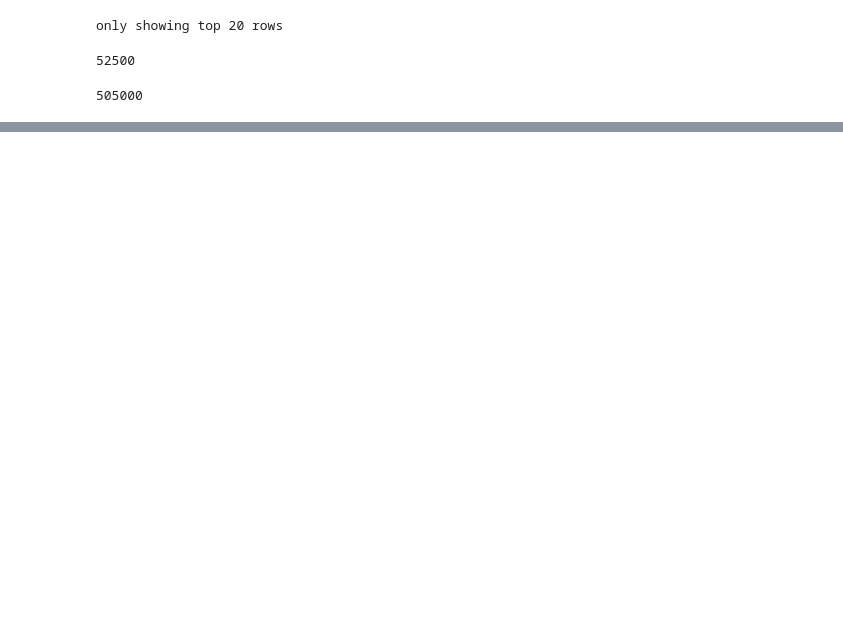
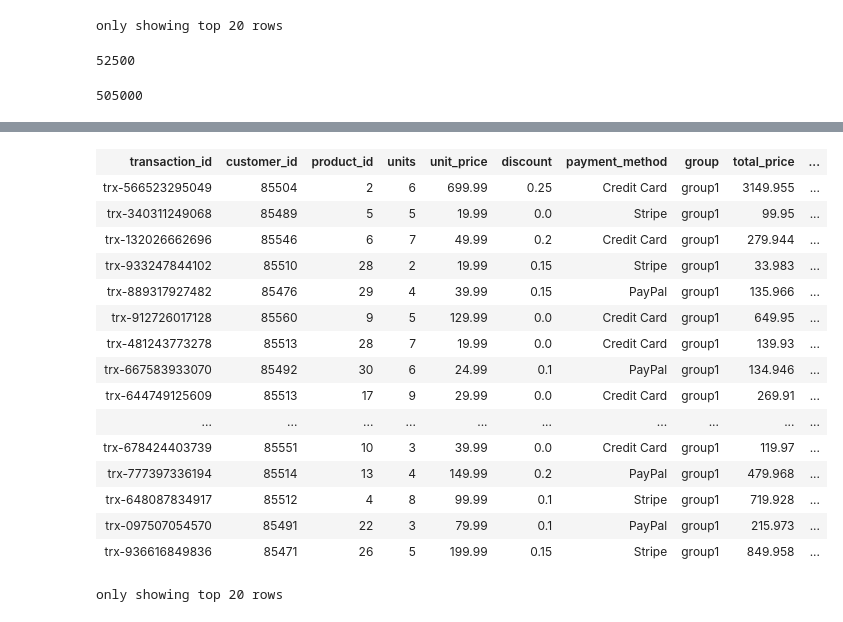
Before and after one commit to emadeldinadel2022/Q-Company_Data_Solution, a Jupyter notebook: qcomp_ecosystem/itversity-material/Q-company_project/Scripts/DataTransformedLayer.ipynb, the cells around one changed output, grey strips where cells are left out. Drawn from its saved outputs; the diff is of its cells as text; code cells hidden in the pictures; blank space fills up the shorter version.

Commit message:
modeling layer

```diff
--- a/qcomp_ecosystem/itversity-material/Q-company_project/Scripts/DataTransformedLayer.ipynb
+++ b/qcomp_ecosystem/itversity-material/Q-company_project/Scripts/DataTransformedLayer.ipynb
@@ -1003,0 +1119,14 @@ spark.stop()
+# %%
+
+def create_spark_session() -> SparkSession:
+    return SparkSession.builder \
+        .appName("Normalized_Model") \
+        .config("spark.sql.adaptive.enabled", "true") \
+        .config("spark.sql.adaptive.coalescePartitions.enabled", "true") \
+        .getOrCreate()
+# %%
+spark = create_spark_session()
+# %%
+online_df = read_parquet(spark, f"{Config.CONFORMED_DENORMALIZED_BASE_PATH}/online_fact_table/online_merged")
+offline_df = read_parquet(spark, f"{Config.CONFORMED_DENORMALIZED_BASE_PATH}/offline_fact_table/offline_merged")
+all_df = read_parquet(spark, f"{Config.CONFORMED_DENORMALIZED_BASE_PATH}/all_sales_fact_table/sales_merged")
@@ -1003,0 +1181,26 @@ spark.stop()
+# %%
+online_fact = online_df.select(
+        "transaction_id", "customer_id", "product_id", "units", "unit_price", "discount",
+        "payment_method", "group", "total_price", "shipping_zip_code", "shipping_state",
+        "shipping_city", "shipping_street_name", date_format("transaction_date", "yyyy-MM-dd").alias("transaction_date")
+    )
+# %%
+online_fact
+# %% [output]
+| transaction_id | customer_id | product_id | units | unit_price | discount | payment_method | group | total_price | ... |
+| trx-566523295049 | 85504 | 2 | 6 | 699.99 | 0.25 | Credit Card | group1 | 3149.955 | ... |
+| trx-340311249068 | 85489 | 5 | 5 | 19.99 | 0.0 | Stripe | group1 | 99.95 | ... |
+| trx-132026662696 | 85546 | 6 | 7 | 49.99 | 0.2 | Credit Card | group1 | 279.944 | ... |
+| trx-933247844102 | 85510 | 28 | 2 | 19.99 | 0.15 | Stripe | group1 | 33.983 | ... |
+| trx-889317927482 | 85476 | 29 | 4 | 39.99 | 0.15 | PayPal | group1 | 135.966 | ... |
+| trx-912726017128 | 85560 | 9 | 5 | 129.99 | 0.0 | Credit Card | group1 | 649.95 | ... |
+| trx-481243773278 | 85513 | 28 | 7 | 19.99 | 0.0 | Credit Card | group1 | 139.93 | ... |
+| trx-667583933070 | 85492 | 30 | 6 | 24.99 | 0.1 | PayPal | group1 | 134.946 | ... |
+| trx-644749125609 | 85513 | 17 | 9 | 29.99 | 0.0 | Credit Card | group1 | 269.91 | ... |
+| ... | ... | ... | ... | ... | ... | ... | ... | ... | ... |
+| trx-678424403739 | 85551 | 10 | 3 | 39.99 | 0.0 | Credit Card | group1 | 119.97 | ... |
+| trx-777397336194 | 85514 | 13 | 4 | 149.99 | 0.2 | PayPal | group1 | 479.968 | ... |
+| trx-648087834917 | 85512 | 4 | 8 | 99.99 | 0.1 | Stripe | group1 | 719.928 | ... |
+| trx-097507054570 | 85491 | 22 | 3 | 79.99 | 0.1 | PayPal | group1 | 215.973 | ... |
+| trx-936616849836 | 85471 | 26 | 5 | 199.99 | 0.15 | Stripe | group1 | 849.958 | ... |
+only showing top 20 rows
```
Also changed, not shown: parts of 42 cells of this notebook, 11 other files.
